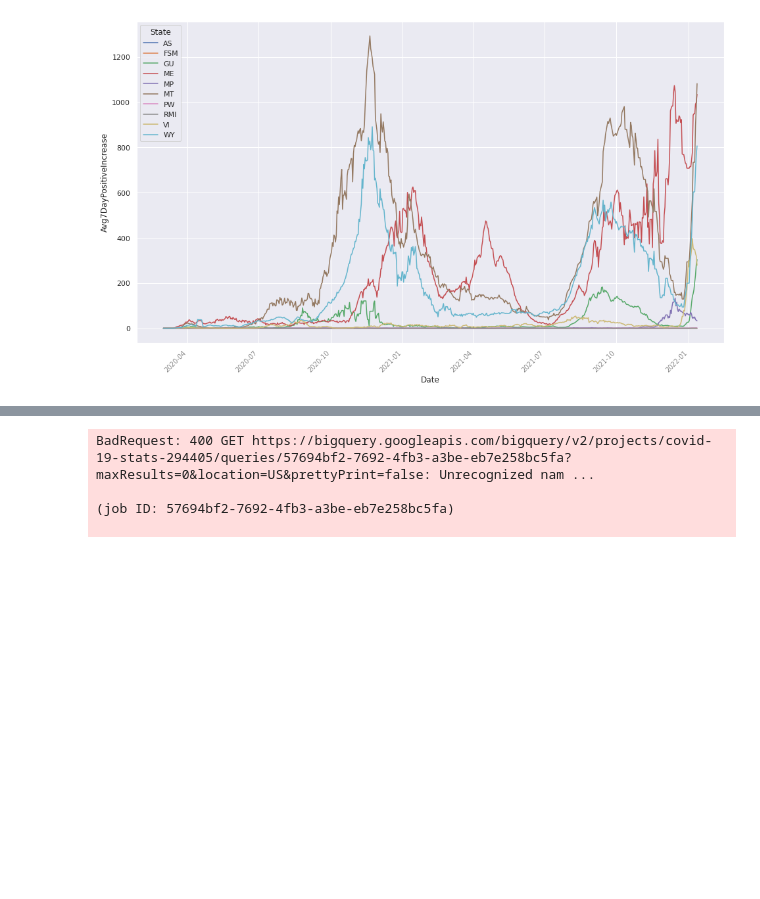
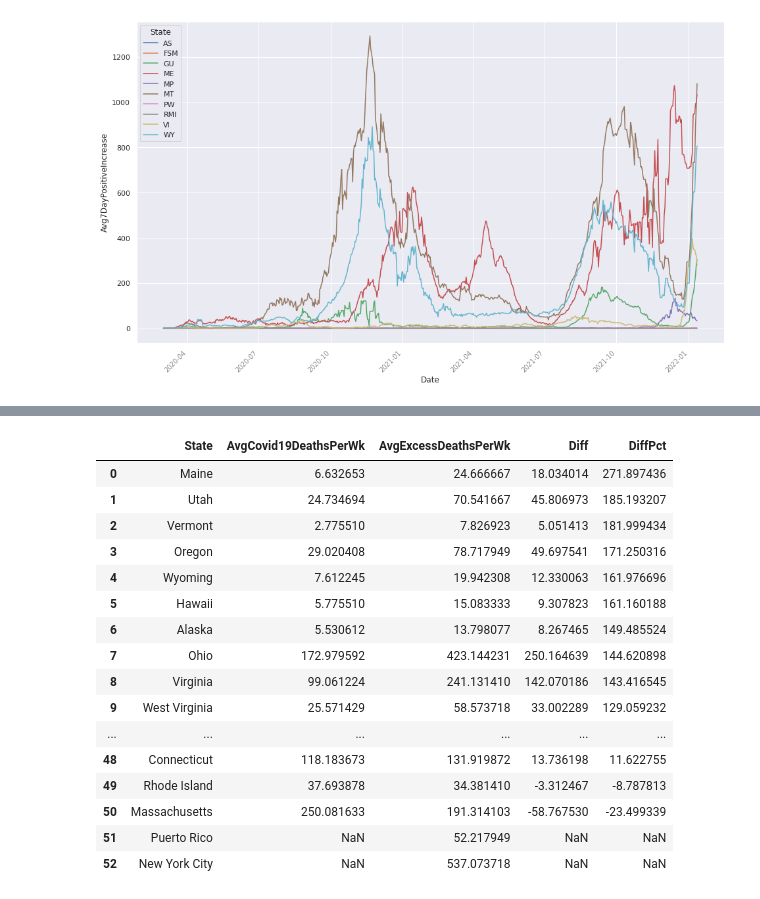
Before and after one commit to codeforkjeff/covid-19-stats, a Jupyter notebook: notebooks/Trends.ipynb, the cells around one changed output, grey strips where cells are left out. Drawn from its saved outputs; the diff is of its cells as text; code cells hidden in the pictures; blank space fills up the shorter version.

Commit message:
fix query for excess deaths

```diff
--- a/notebooks/Trends.ipynb
+++ b/notebooks/Trends.ipynb
@@ -273,60 +235,53 @@ df
 # more sophisticated ways to calculate excess deaths
 # but this was the easiest.
 #
 # This is a better measure of the total impact of COVID
 # than just deaths from COVID.
 #
+# This query averages the counts each week. I'm not sure that's really
+# the best way to roll up this data. needs more thought.
+#
 # CDC data is updated every week and past weeks do get updated,
 # so we only calculate up to 2 months ago.
 
 sql = """
-WITH weeks AS (
-  select distinct
-      Week_Ending_Date
-  from models.fact_state_deaths
-)
-,latest_lagged as (
-  select
-      Week_Ending_Date
-  from (
-    select
-      *,
-      row_number() over (order by Week_Ending_Date desc) as ranked
-    from weeks
-  ) t
-  where ranked = 8
-)
-,by_state AS (
+with
+by_state AS (
   select
     State,
-    MIN(d.Week_Ending_Date) as StartWeek,
-    MAX(d.Week_Ending_Date) as EndingWeek,
     AVG(Covid19DeathsForWeek) as AvgCovid19DeathsPerWk,
-    AVG(Excess) as AvgExcessDeathsPerWk
+    AVG(Excess2020) as AvgExcessDeathsPerWk
   from models.fact_state_deaths d
-  cross join latest_lagged
-  where
-    d.Week_Ending_Date <= latest_lagged.Week_Ending_Date
-    and d.Week_Ending_Date >= date '2020-03-01'
   group by State
 )
 select
   State,
-  StartWeek,
-  EndingWeek,
   AvgCovid19DeathsPerWk,
   AvgExcessDeathsPerWk,
   AvgExcessDeathsPerWk - AvgCovid19DeathsPerWk as Diff,
   (AvgExcessDeathsPerWk - AvgCovid19DeathsPerWk) / AvgCovid19DeathsPerWk * 100 AS DiffPct
 from by_state
 order by DiffPct desc
 """
 
 df = client.query(sql).to_dataframe()
 
 df
 # %% [output]
-BadRequest: 400 GET https://bigquery.googleapis.com/bigquery/v2/projects/covid-19-stats-294405/queries/57694bf2-7692-4fb3-a3be-eb7e258bc5fa?maxResults=0&location=US&prettyPrint=false: Unrecognized nam ...
-
-(job ID: 57694bf2-7692-4fb3-a3be-eb7e258bc5fa)
-
+|  | State | AvgCovid19DeathsPerWk | AvgExcessDeathsPerWk | Diff | DiffPct |
+| 0 | Maine | 6.632653 | 24.666667 | 18.034014 | 271.897436 |
+| 1 | Utah | 24.734694 | 70.541667 | 45.806973 | 185.193207 |
+| 2 | Vermont | 2.775510 | 7.826923 | 5.051413 | 181.999434 |
+| 3 | Oregon | 29.020408 | 78.717949 | 49.697541 | 171.250316 |
+| 4 | Wyoming | 7.612245 | 19.942308 | 12.330063 | 161.976696 |
+| 5 | Hawaii | 5.775510 | 15.083333 | 9.307823 | 161.160188 |
+| 6 | Alaska | 5.530612 | 13.798077 | 8.267465 | 149.485524 |
+| 7 | Ohio | 172.979592 | 423.144231 | 250.164639 | 144.620898 |
+| 8 | Virginia | 99.061224 | 241.131410 | 142.070186 | 143.416545 |
+| 9 | West Virginia | 25.571429 | 58.573718 | 33.002289 | 129.059232 |
+| ... | ... | ... | ... | ... | ... |
+| 48 | Connecticut | 118.183673 | 131.919872 | 13.736198 | 11.622755 |
+| 49 | Rhode Island | 37.693878 | 34.381410 | -3.312467 | -8.787813 |
+| 50 | Massachusetts | 250.081633 | 191.314103 | -58.767530 | -23.499339 |
+| 51 | Puerto Rico | NaN | 52.217949 | NaN | NaN |
+| 52 | New York City | NaN | 537.073718 | NaN | NaN |
```
Also changed, not shown: parts of 1 cell of this notebook.
